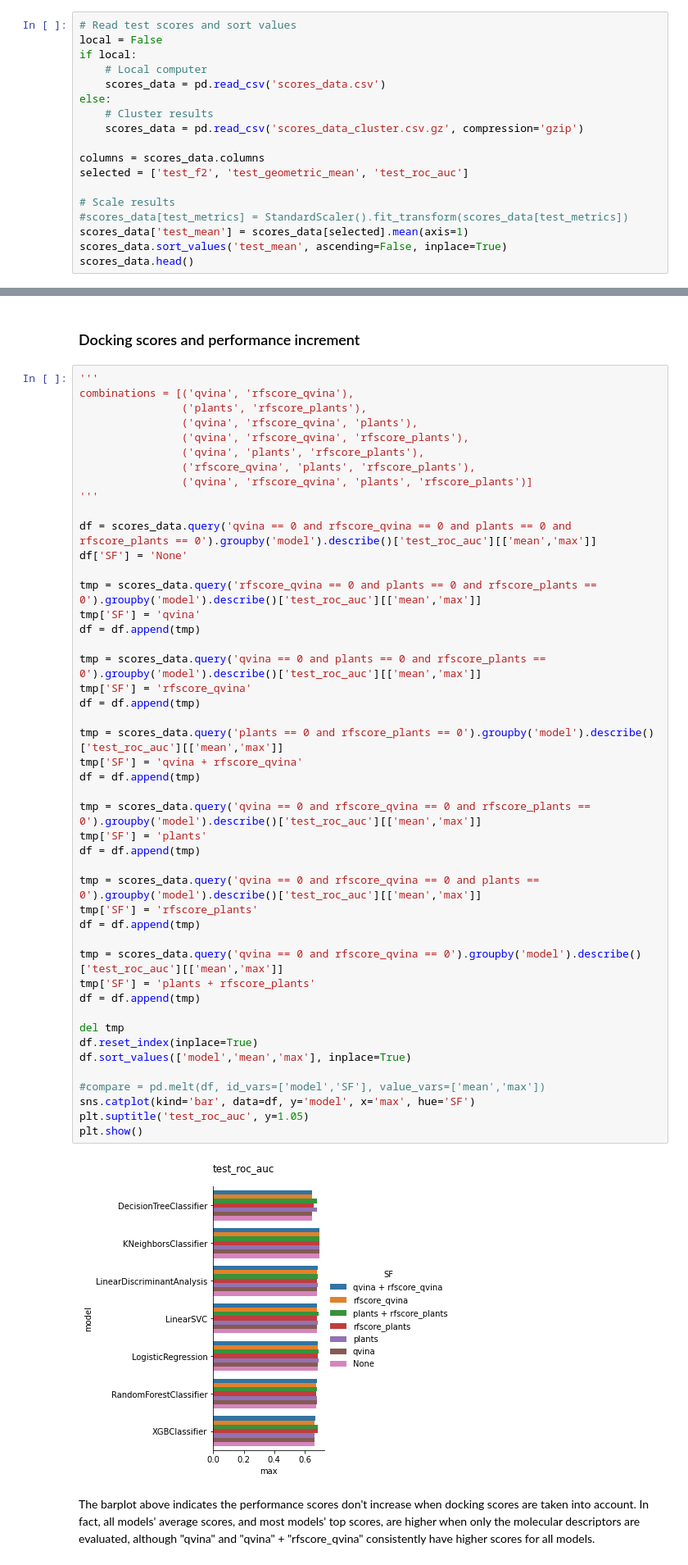
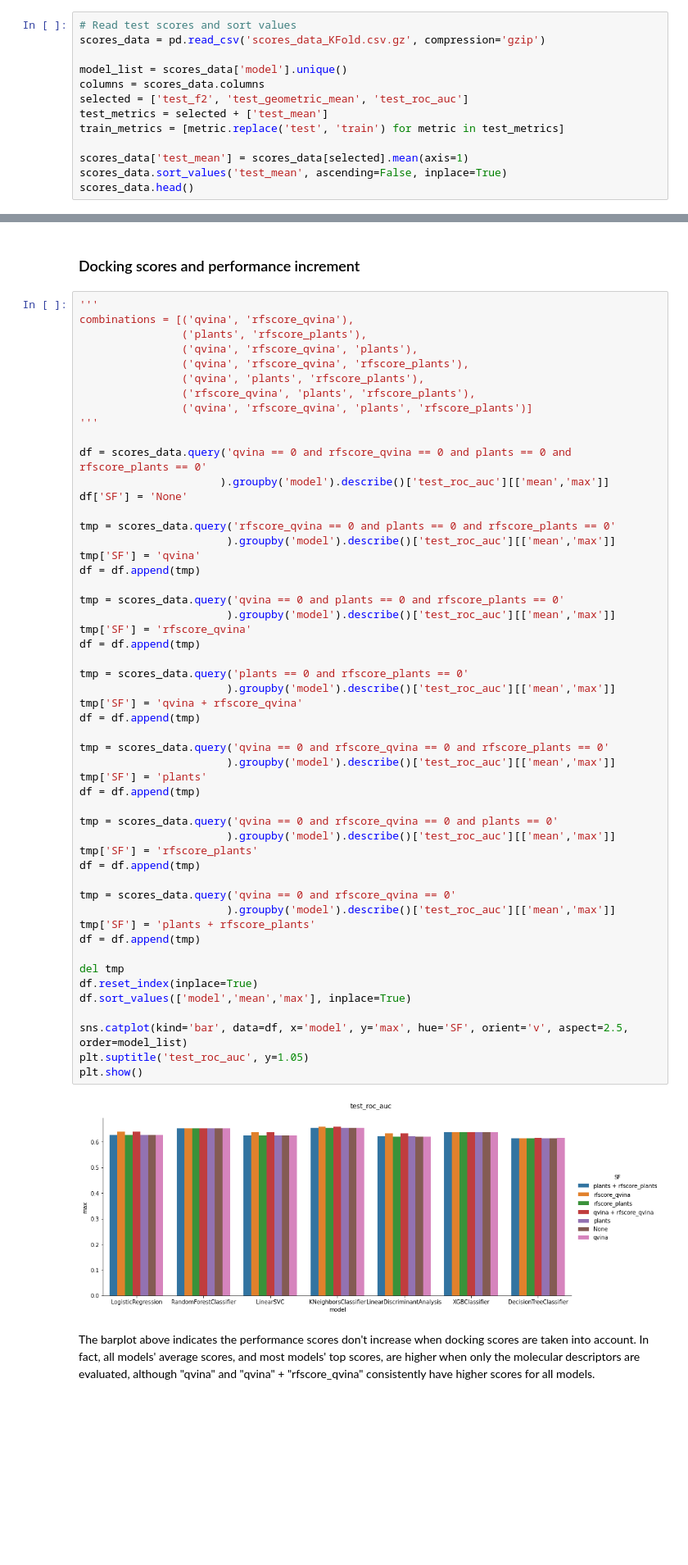
Before and after one commit to caiocrocha/SarsCov2Classifier, a Jupyter notebook: ML_results.ipynb, the cells around one changed output, grey strips where cells are left out. Shown at 82% size. Drawn from its saved outputs; the diff is of its cells as text; blank space fills up the shorter version.

```diff
--- a/ML_results.ipynb
+++ b/ML_results.ipynb
@@ -53,18 +51,13 @@ columns = [*test_metrics, 'activity_label', 'model', 'random_state'] + trainset
 # %%
 # Read test scores and sort values
-local = False
-if local:
-    # Local computer
-    scores_data = pd.read_csv('scores_data.csv')
-else:
-    # Cluster results
-    scores_data = pd.read_csv('scores_data_cluster.csv.gz', compression='gzip')
+scores_data = pd.read_csv('scores_data_KFold.csv.gz', compression='gzip')
 
+model_list = scores_data['model'].unique()
 columns = scores_data.columns
 selected = ['test_f2', 'test_geometric_mean', 'test_roc_auc']
+test_metrics = selected + ['test_mean']
+train_metrics = [metric.replace('test', 'train') for metric in test_metrics]
 
-# Scale results
-#scores_data[test_metrics] = StandardScaler().fit_transform(scores_data[test_metrics])
 scores_data['test_mean'] = scores_data[selected].mean(axis=1)
 scores_data.sort_values('test_mean', ascending=False, inplace=True)
 scores_data.head()
@@ -295,43 +350,49 @@ combinations = [('qvina', 'rfscore_qvina'),
                 ('qvina', 'rfscore_qvina', 'plants', 'rfscore_plants')]
 '''
 
-df = scores_data.query('qvina == 0 and rfscore_qvina == 0 and plants == 0 and rfscore_plants == 0').groupby('model').describe()['test_roc_auc'][['mean','max']]
+df = scores_data.query('qvina == 0 and rfscore_qvina == 0 and plants == 0 and rfscore_plants == 0'
+                      ).groupby('model').describe()['test_roc_auc'][['mean','max']]
 df['SF'] = 'None'
 
-tmp = scores_data.query('rfscore_qvina == 0 and plants == 0 and rfscore_plants == 0').groupby('model').describe()['test_roc_auc'][['mean','max']]
+tmp = scores_data.query('rfscore_qvina == 0 and plants == 0 and rfscore_plants == 0'
+                       ).groupby('model').describe()['test_roc_auc'][['mean','max']]
 tmp['SF'] = 'qvina'
 df = df.append(tmp)
 
-tmp = scores_data.query('qvina == 0 and plants == 0 and rfscore_plants == 0').groupby('model').describe()['test_roc_auc'][['mean','max']]
+tmp = scores_data.query('qvina == 0 and plants == 0 and rfscore_plants == 0'
+                       ).groupby('model').describe()['test_roc_auc'][['mean','max']]
 tmp['SF'] = 'rfscore_qvina'
 df = df.append(tmp)
 
-tmp = scores_data.query('plants == 0 and rfscore_plants == 0').groupby('model').describe()['test_roc_auc'][['mean','max']]
+tmp = scores_data.query('plants == 0 and rfscore_plants == 0'
+                       ).groupby('model').describe()['test_roc_auc'][['mean','max']]
 tmp['SF'] = 'qvina + rfscore_qvina'
 df = df.append(tmp)
 
-tmp = scores_data.query('qvina == 0 and rfscore_qvina == 0 and rfscore_plants == 0').groupby('model').describe()['test_roc_auc'][['mean','max']]
+tmp = scores_data.query('qvina == 0 and rfscore_qvina == 0 and rfscore_plants == 0'
+                       ).groupby('model').describe()['test_roc_auc'][['mean','max']]
 tmp['SF'] = 'plants'
 df = df.append(tmp)
 
-tmp = scores_data.query('qvina == 0 and rfscore_qvina == 0 and plants == 0').groupby('model').describe()['test_roc_auc'][['mean','max']]
+tmp = scores_data.query('qvina == 0 and rfscore_qvina == 0 and plants == 0'
+                       ).groupby('model').describe()['test_roc_auc'][['mean','max']]
 tmp['SF'] = 'rfscore_plants'
 df = df.append(tmp)
 
-tmp = scores_data.query('qvina == 0 and rfscore_qvina == 0').groupby('model').describe()['test_roc_auc'][['mean','max']]
+tmp = scores_data.query('qvina == 0 and rfscore_qvina == 0'
+                       ).groupby('model').describe()['test_roc_auc'][['mean','max']]
 tmp['SF'] = 'plants + rfscore_plants'
 df = df.append(tmp)
 
 del tmp
 df.reset_index(inplace=True)
 df.sort_values(['model','mean','max'], inplace=True)
 
-#compare = pd.melt(df, id_vars=['model','SF'], value_vars=['mean','max'])
-sns.catplot(kind='bar', data=df, y='model', x='max', hue='SF')
+sns.catplot(kind='bar', data=df, x='model', y='max', hue='SF', orient='v', aspect=2.5, order=model_list)
 plt.suptitle('test_roc_auc', y=1.05)
 plt.show()
 # %% [output]
-[figure, old version]
+[figure, new version]
 # %% [markdown]
 The barplot above indicates the performance scores don't increase when docking scores are taken into account. In fact, all models' average scores, and most models' top scores, are higher when only the molecular descriptors are evaluated, although "qvina" and "qvina" + "rfscore_qvina" consistently have higher scores for all models.
 # %% [markdown]
```
Also changed, not shown: parts of 46 cells of this notebook, 17 other files.
